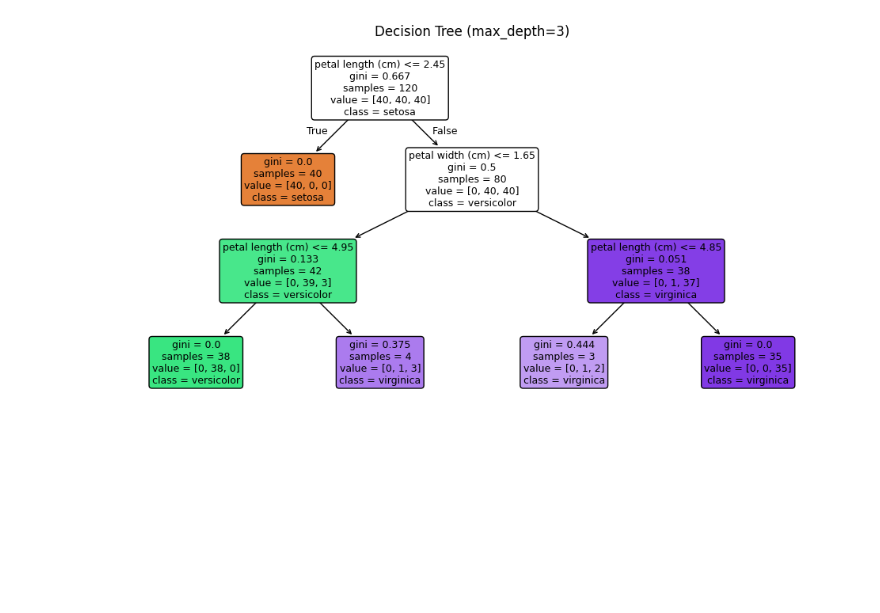
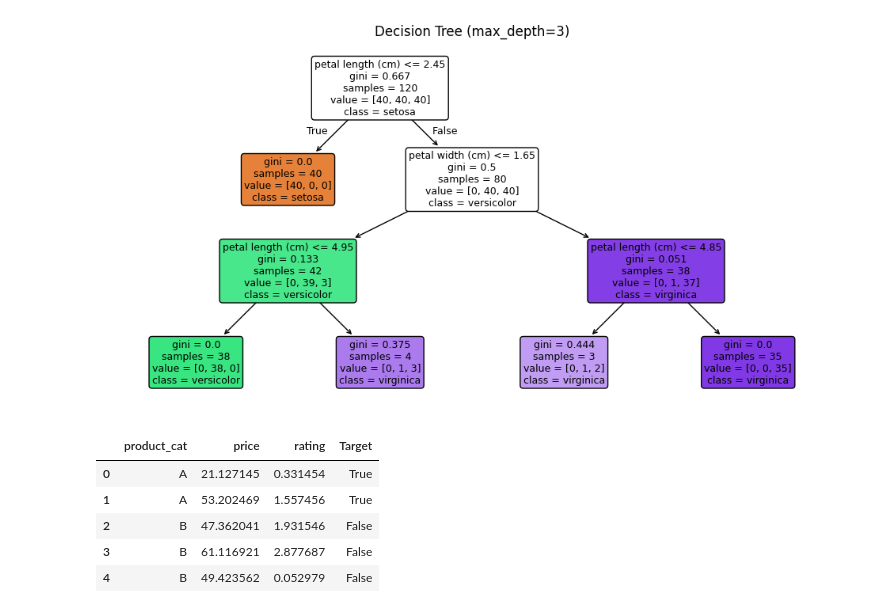
Before and after one commit to rahul8879/ai-ml-akila, a Jupyter notebook: machine_learning/05_Decision_tree.ipynb, the cells around one changed output. Saved outputs shown, nothing was run; the diff lists cells and outputs as text; code cells hidden in the pictures; blank space fills up the shorter version.

```diff
--- a/machine_learning/05_Decision_tree.ipynb
+++ b/machine_learning/05_Decision_tree.ipynb
@@ -104,3 +107,23 @@ plt.title('Decision Tree (max_depth=3)')
 plt.show()
 # %% [output]
 [figure]
+# %%
+# train DT_ R with categorical variable and plot the tree
+import numpy as np
+import pandas as pd
+data ={
+    'product_cat': np.random.choice(['A', 'B', 'C'], size=5000),
+    'price': np.random.rand(5000) * 100,
+    'rating': np.random.rand(5000) * 5,
+    'Target': np.random.choice([True, False], size=5000)
+}
+
+df = pd.DataFrame(data)
+df.head()
+# %% [output]
+|  | product_cat | price | rating | Target |
+| 0 | A | 21.127145 | 0.331454 | True |
+| 1 | A | 53.202469 | 1.557456 | True |
+| 2 | B | 47.362041 | 1.931546 | False |
+| 3 | B | 61.116921 | 2.877687 | False |
+| 4 | B | 49.423562 | 0.052979 | False |
```
Also changed, not shown: parts of 1 cell of this notebook, 1 other file.
